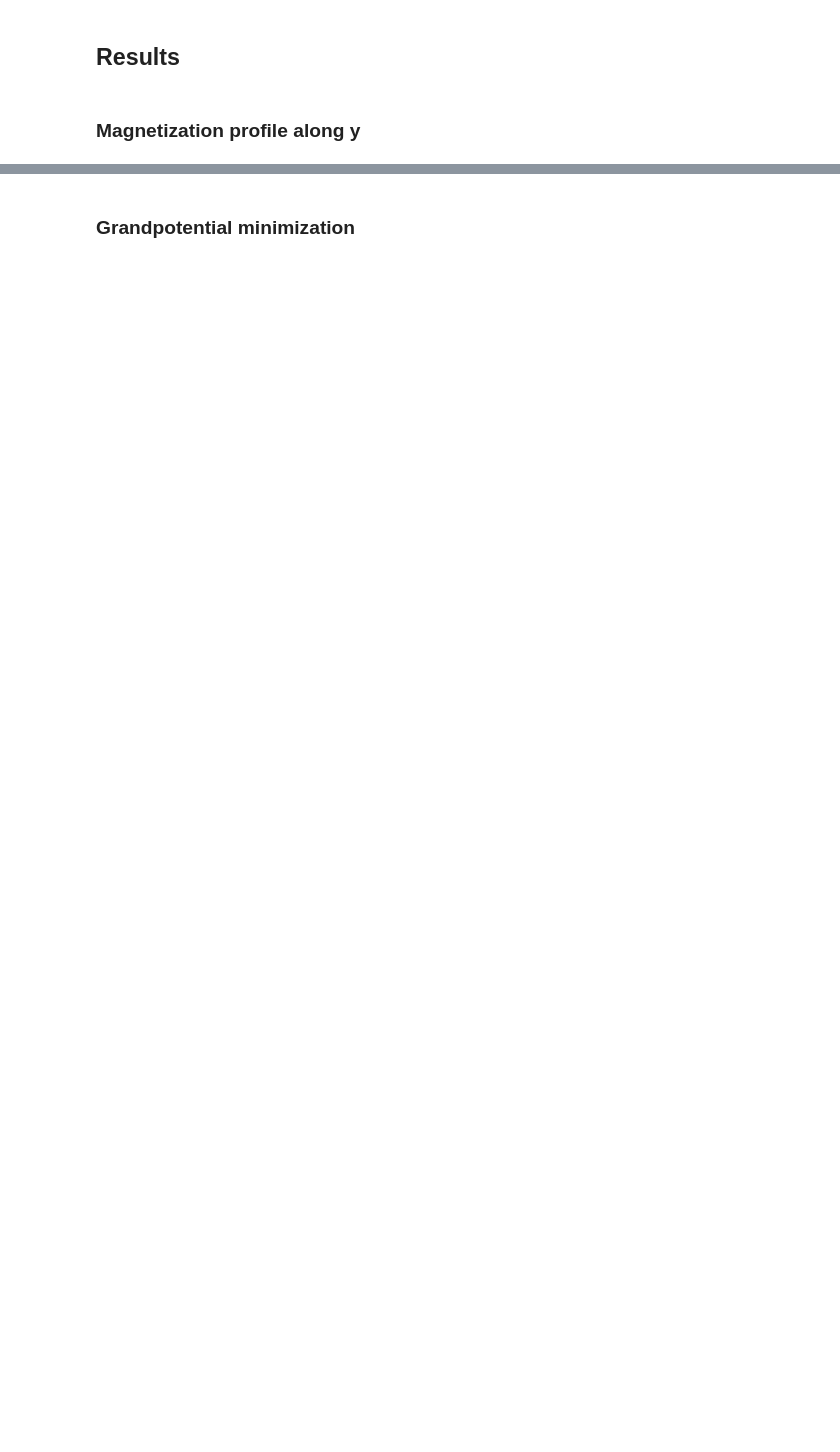
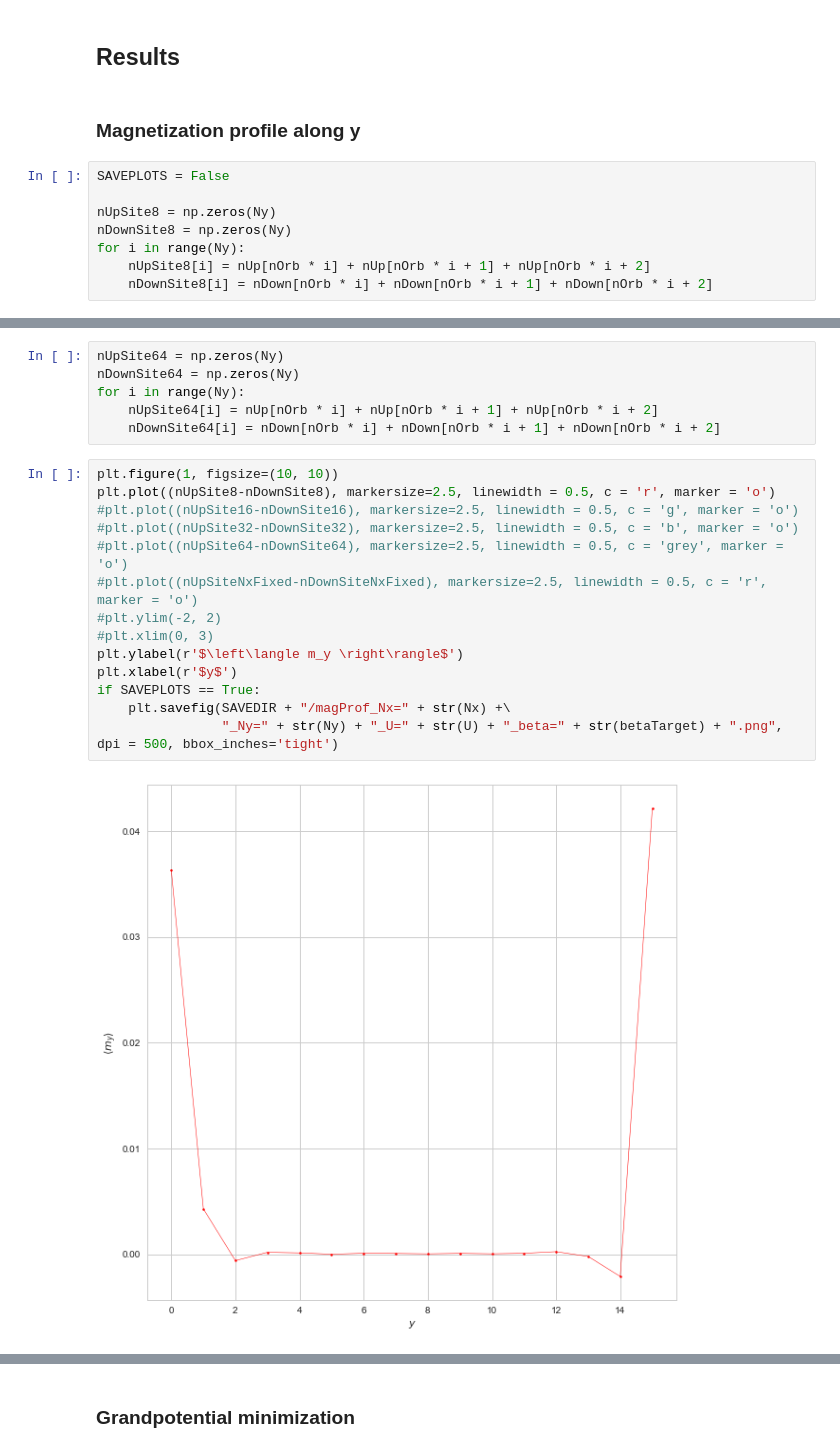
Before and after one commit to SriramanT/qmc_master_code, a Jupyter notebook: ANALYTICAL/src/MeanFieldTMDnanoribbon.ipynb, the cells around one changed output, grey strips where cells are left out. Drawn from its saved outputs; the diff is of its cells as text; blank space fills up the shorter version.

```diff
--- a/ANALYTICAL/src/MeanFieldTMDnanoribbon.ipynb
+++ b/ANALYTICAL/src/MeanFieldTMDnanoribbon.ipynb
@@ -694,4 +771,12 @@ delta nDown:  5.45551449239e-16
 ## Results
 # %% [markdown]
 ### Magnetization profile along y
+# %%
+SAVEPLOTS = False
+
+nUpSite8 = np.zeros(Ny)
+nDownSite8 = np.zeros(Ny)
+for i in range(Ny):
+    nUpSite8[i] = nUp[nOrb * i] + nUp[nOrb * i + 1] + nUp[nOrb * i + 2]
+    nDownSite8[i] = nDown[nOrb * i] + nDown[nOrb * i + 1] + nDown[nOrb * i + 2]
 # %%
@@ -709,0 +794,22 @@ Text(0.5,0,'$y$')
+# %%
+nUpSite64 = np.zeros(Ny)
+nDownSite64 = np.zeros(Ny)
+for i in range(Ny):
+    nUpSite64[i] = nUp[nOrb * i] + nUp[nOrb * i + 1] + nUp[nOrb * i + 2]
+    nDownSite64[i] = nDown[nOrb * i] + nDown[nOrb * i + 1] + nDown[nOrb * i + 2]
+# %%
+plt.figure(1, figsize=(10, 10))
+plt.plot((nUpSite8-nDownSite8), markersize=2.5, linewidth = 0.5, c = 'r', marker = 'o')
+#plt.plot((nUpSite16-nDownSite16), markersize=2.5, linewidth = 0.5, c = 'g', marker = 'o')
+#plt.plot((nUpSite32-nDownSite32), markersize=2.5, linewidth = 0.5, c = 'b', marker = 'o')
+#plt.plot((nUpSite64-nDownSite64), markersize=2.5, linewidth = 0.5, c = 'grey', marker = 'o')
+#plt.plot((nUpSiteNxFixed-nDownSiteNxFixed), markersize=2.5, linewidth = 0.5, c = 'r', marker = 'o')
+#plt.ylim(-2, 2)
+#plt.xlim(0, 3)
+plt.ylabel(r'$\left\langle m_y \right\rangle$')
+plt.xlabel(r'$y$')
+if SAVEPLOTS == True:
+    plt.savefig(SAVEDIR + "/magProf_Nx=" + str(Nx) +\
+                "_Ny=" + str(Ny) + "_U=" + str(U) + "_beta=" + str(betaTarget) + ".png", dpi = 500, bbox_inches='tight')
+# %% [output]
+[figure, added]
```
Also changed, not shown: parts of 18 cells of this notebook, 9 other files.
